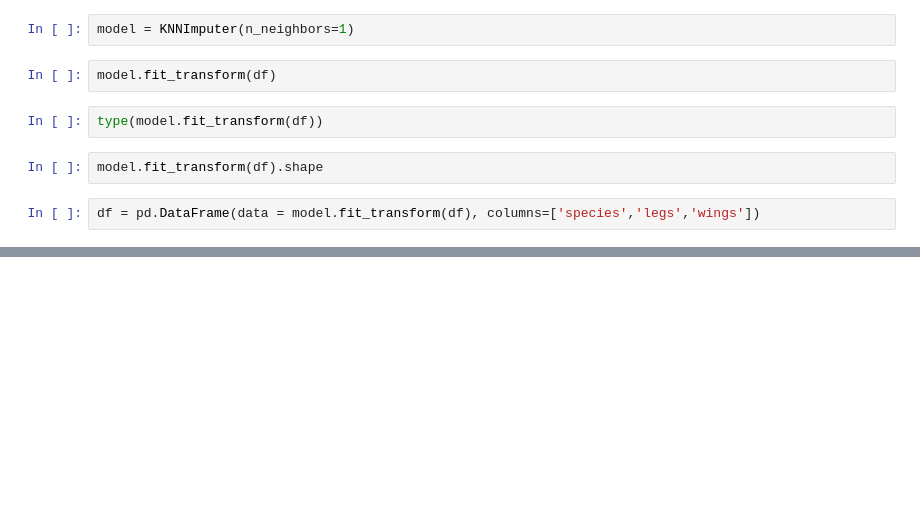
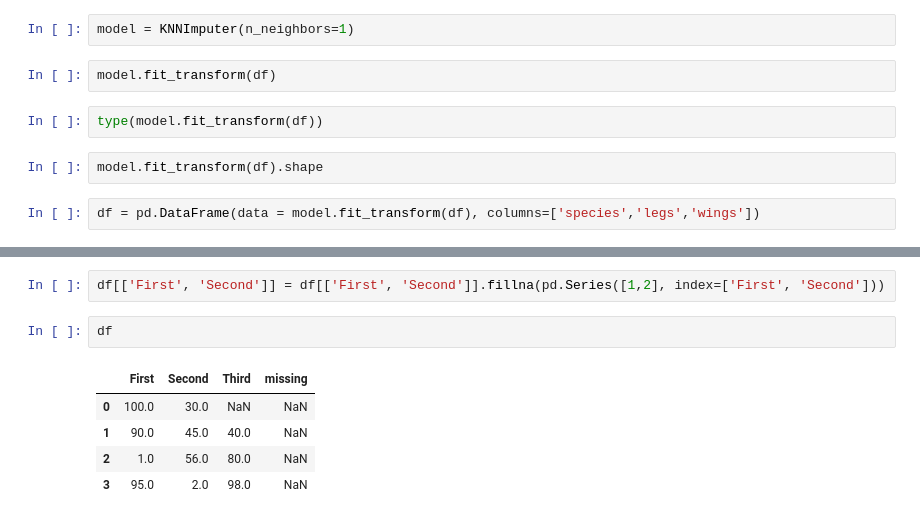
Before and after one commit to Yousef-Salah/Data-Science, a Jupyter notebook: Statistical Anallysis/handling_missing_data.ipynb, the cells around one changed output, grey strips where cells are left out. Saved outputs shown, nothing was run; the diff lists cells and outputs as text; blank space fills up the shorter version.

```diff
--- a/Statistical Anallysis/handling_missing_data.ipynb
+++ b/Statistical Anallysis/handling_missing_data.ipynb
@@ -434,0 +480,10 @@ df
+# %%
+df[['First', 'Second']] = df[['First', 'Second']].fillna(pd.Series([1,2], index=['First', 'Second']))
+# %%
+df
+# %% [output]
+|  | First | Second | Third | missing |
+| 0 | 100.0 | 30.0 | NaN | NaN |
+| 1 | 90.0 | 45.0 | 40.0 | NaN |
+| 2 | 1.0 | 56.0 | 80.0 | NaN |
+| 3 | 95.0 | 2.0 | 98.0 | NaN |
```
Also changed, not shown: parts of 7 cells of this notebook, 8 other files.
